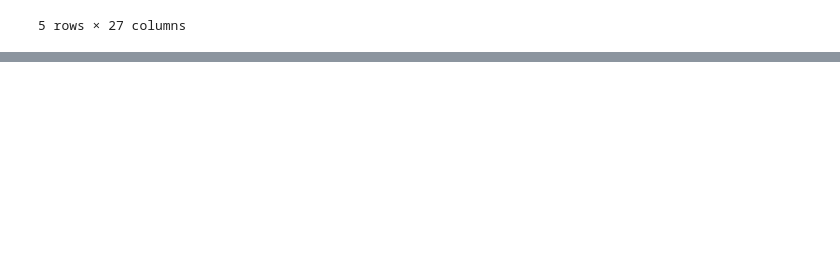
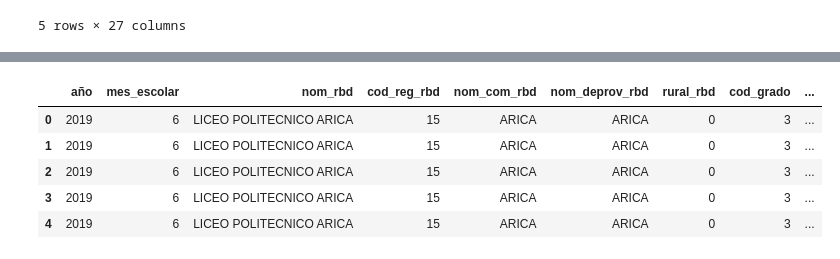
Before and after one commit to bperezlovisolo/proyecto_sql, a Jupyter notebook: Asistencia invierno.ipynb, the cells around one changed output, grey strips where cells are left out. Cells and saved outputs as stored; diff of their text form; code cells hidden in the pictures; blank space fills up the shorter version.

```diff
--- a/Asistencia invierno.ipynb
+++ b/Asistencia invierno.ipynb
@@ -58,0 +102,2 @@ df_invierno.tail()
+# %%
+pd.set_option('display.max_columns', None)
@@ -58,0 +112,9 @@ df_invierno.tail()
+# %%
+df_invierno.head()
+# %% [output]
+|  | año | mes_escolar | nom_rbd | cod_reg_rbd | nom_com_rbd | nom_deprov_rbd | rural_rbd | cod_grado | ... |
+| 0 | 2019 | 6 | LICEO POLITECNICO ARICA | 15 | ARICA | ARICA | 0 | 3 | ... |
+| 1 | 2019 | 6 | LICEO POLITECNICO ARICA | 15 | ARICA | ARICA | 0 | 3 | ... |
+| 2 | 2019 | 6 | LICEO POLITECNICO ARICA | 15 | ARICA | ARICA | 0 | 3 | ... |
+| 3 | 2019 | 6 | LICEO POLITECNICO ARICA | 15 | ARICA | ARICA | 0 | 3 | ... |
+| 4 | 2019 | 6 | LICEO POLITECNICO ARICA | 15 | ARICA | ARICA | 0 | 3 | ... |
```
Also changed, not shown: parts of 8 cells of this notebook.
